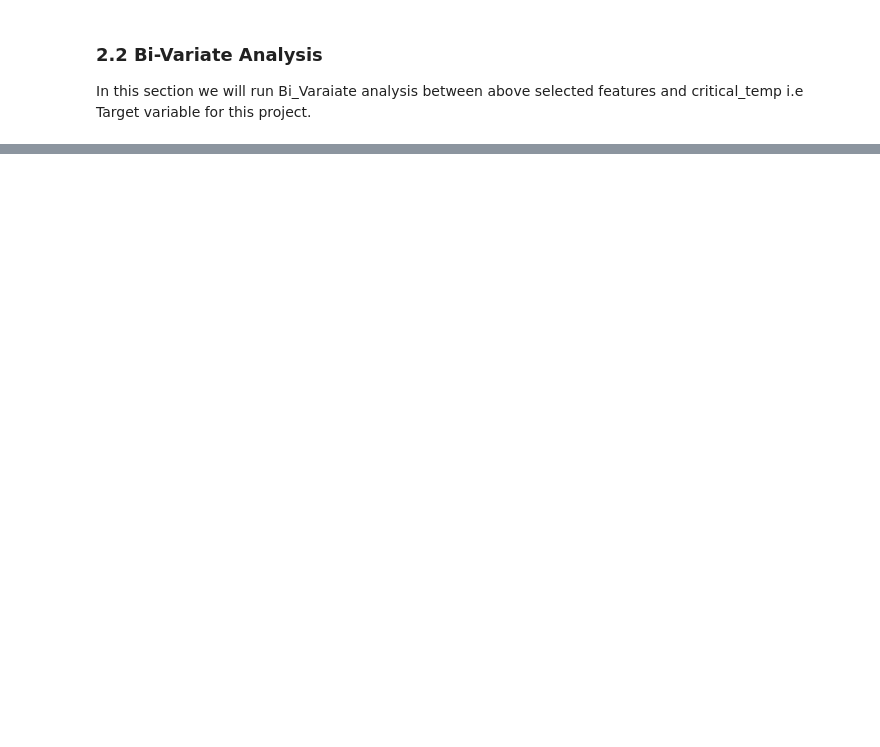
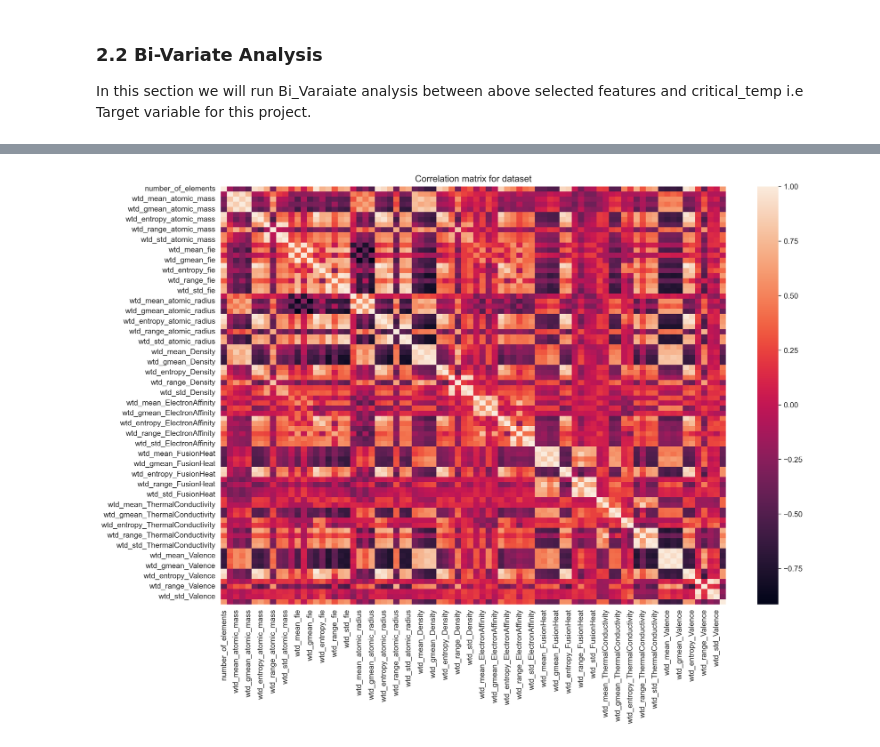
Before and after one commit to MohdSharik99/Predicting_critical_temperature_of_supeconductors, a Jupyter notebook: Experiments.ipynb, the cells around one changed output, grey strips where cells are left out. Saved outputs shown, nothing was run; the diff lists cells and outputs as text; code cells hidden in the pictures; blank space fills up the shorter version.

```diff
--- a/Experiments.ipynb
+++ b/Experiments.ipynb
@@ -203,0 +205,8 @@ The means of critical_temp are significantly different across groups defined by
+# %%
+# Plotting heatmap to analyze correlation
+plt.figure(figsize = (15,10), dpi = 300)
+sns.heatmap(df.corr())
+plt.title('Correlation matrix for dataset')
+plt.show()
+# %% [output]
+[figure, added]
```
Also changed, not shown: parts of 8 cells of this notebook.
